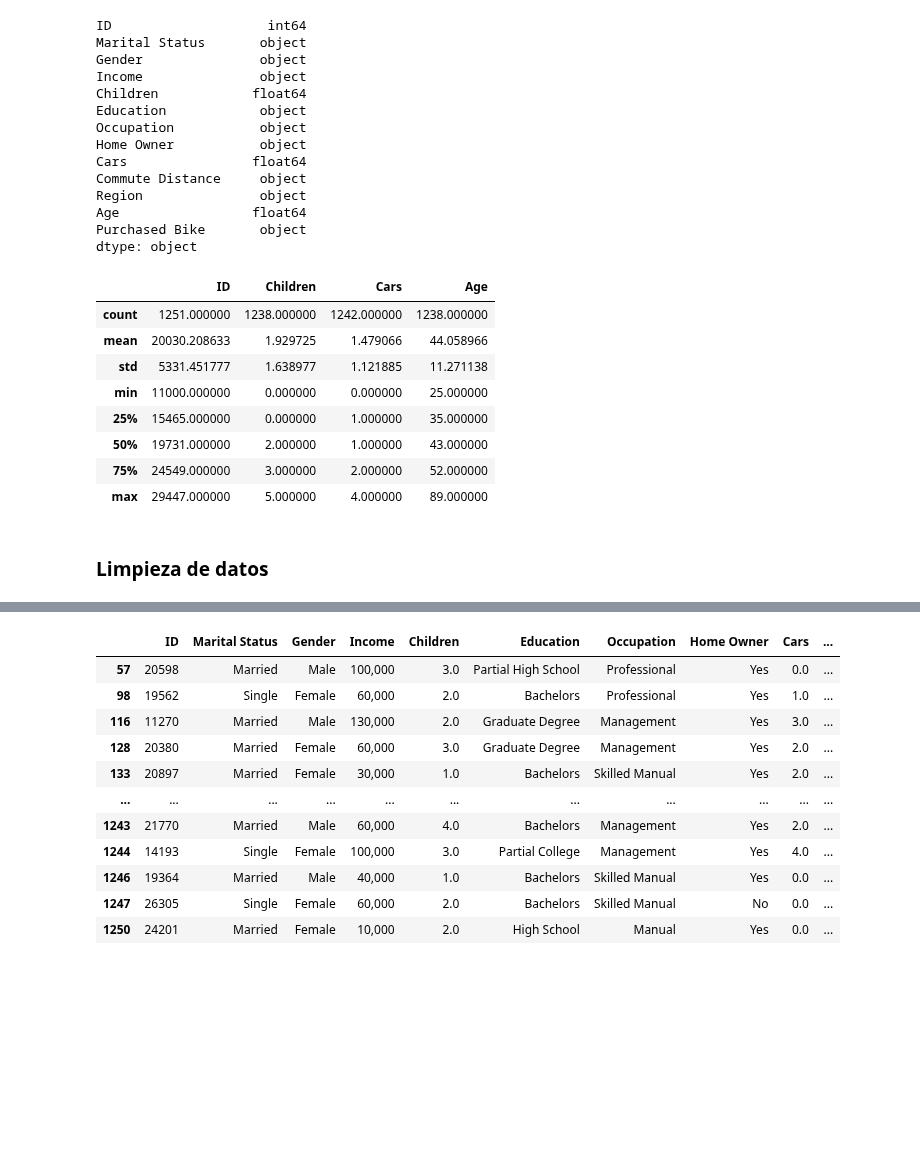
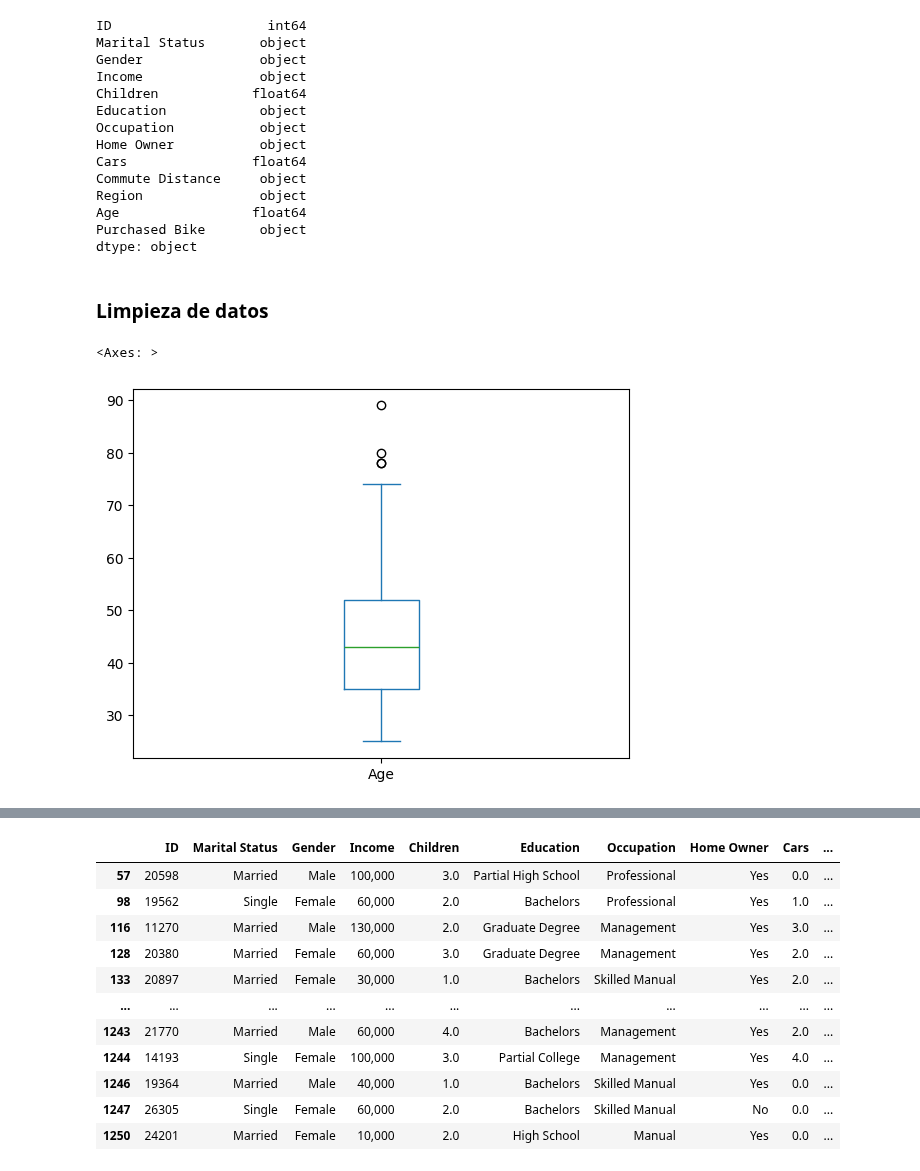
Before and after one commit to A01749694/ActividadLimpiezaDatos, a Jupyter notebook: actividad_datos.ipynb, the cells around one changed output, grey strips where cells are left out. Saved outputs shown, nothing was run; the diff lists cells and outputs as text; code cells hidden in the pictures; blank space fills up the shorter version.

```diff
--- a/actividad_datos.ipynb
+++ b/actividad_datos.ipynb
@@ -87,18 +91,12 @@ Region               object
 Age                 float64
 Purchased Bike       object
 dtype: object
-# %%
-# Describir de forma general los datos
-df.describe()
-# %% [output]
-|  | ID | Children | Cars | Age |
-| count | 1251.000000 | 1238.000000 | 1242.000000 | 1238.000000 |
-| mean | 20030.208633 | 1.929725 | 1.479066 | 44.058966 |
-| std | 5331.451777 | 1.638977 | 1.121885 | 11.271138 |
-| min | 11000.000000 | 0.000000 | 0.000000 | 25.000000 |
-| 25% | 15465.000000 | 0.000000 | 1.000000 | 35.000000 |
-| 50% | 19731.000000 | 2.000000 | 1.000000 | 43.000000 |
-| 75% | 24549.000000 | 3.000000 | 2.000000 | 52.000000 |
-| max | 29447.000000 | 5.000000 | 4.000000 | 89.000000 |
 # %% [markdown]
 ### Limpieza de datos
+# %%
+df["Income"] = pd.to_numeric(df["Income"].str.replace(",",""))
+# %%
+df["Age"].plot.box()
+# %% [output]
+<Axes: >
+[figure, added]
```
Also changed, not shown: parts of 24 cells of this notebook, 1 other file.
